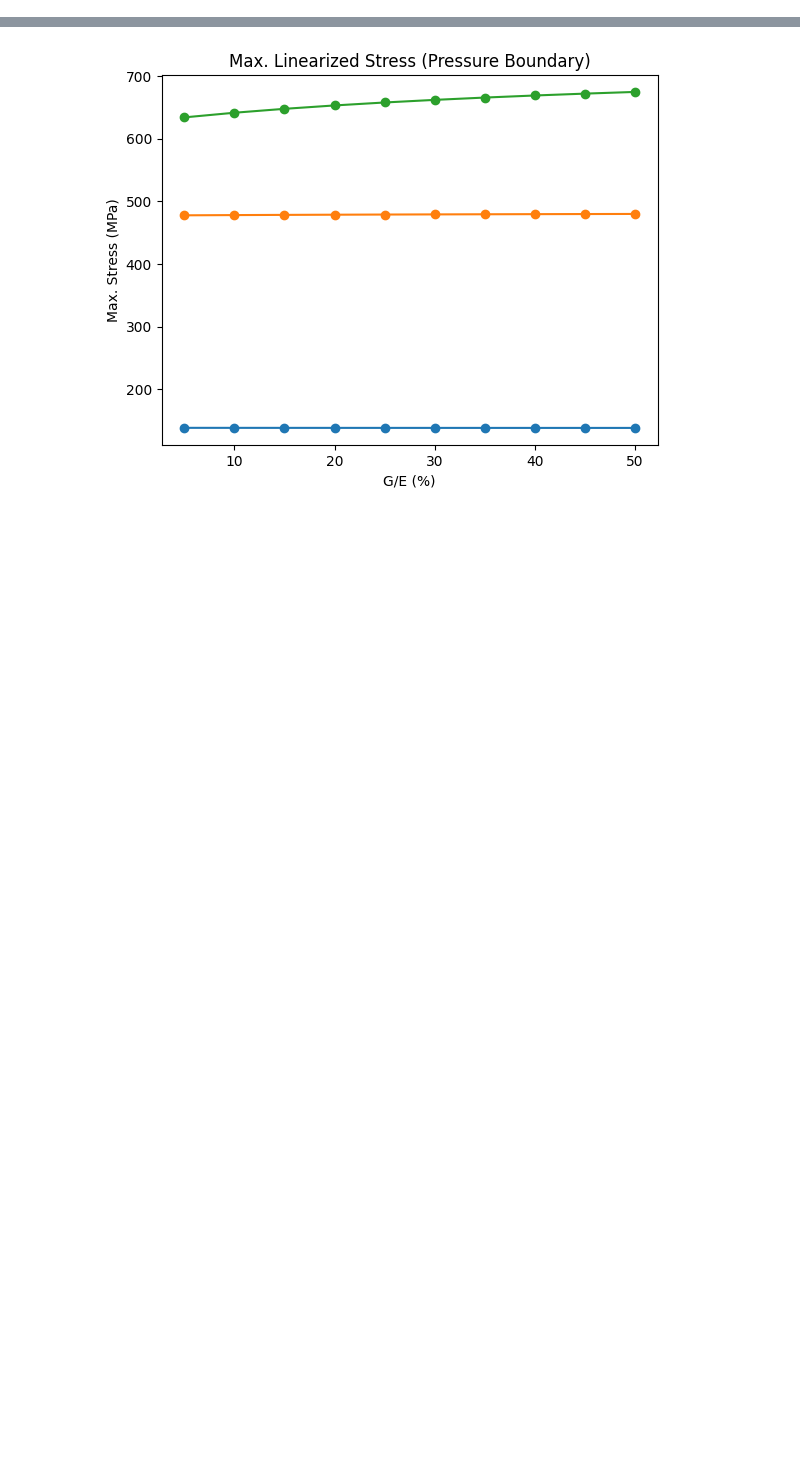
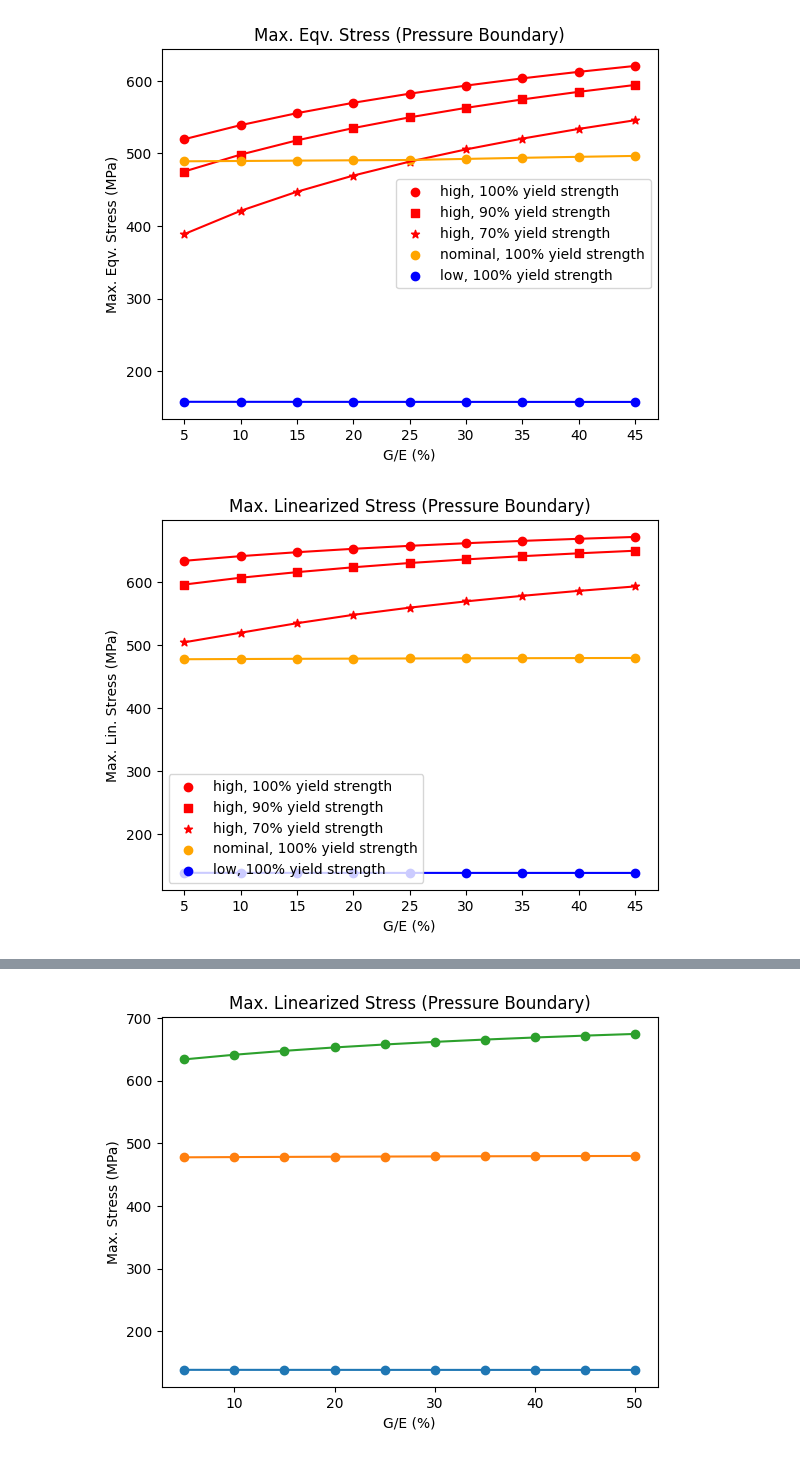
Before and after one commit to juliangrohmann/ansys-solver, a Jupyter notebook: analysis_v2/results.ipynb, the cells around one changed output, grey strips where cells are left out. Saved outputs shown, nothing was run; the diff lists cells and outputs as text; code cells hidden in the pictures; blank space fills up the shorter version.

```diff
--- a/analysis_v2/results.ipynb
+++ b/analysis_v2/results.ipynb
@@ -149,0 +42,16 @@ plt.show()
+# %%
+def eval_stresses(case, yield_frac, hardening_percents):
+    max_eqv_stress = []
+    max_lin_stress = []
+    max_lin_strain = []
+
+    for hardening_percent in hardening_percents:
+        name = f"{case}_{yield_frac}_{hardening_percent}_exp"
+        print(name)
+        result = solver.result_from_name(name)
+
+        max_eqv_stress.append(result.max_eqv_stress(press_bound_nodes))
+        max_lin_stress.append(result.max_linearized_stresses()['linearized'])
+        max_lin_strain.append(result.max_linearized_strains()['linearized'])
+
+    return max_eqv_stress, max_lin_stress, max_lin_strain
@@ -149,0 +103,40 @@ plt.show()
+# %%
+def plot_data(data, title, y_label, strain):
+    fig = plt.figure()
+    ax = fig.add_subplot()
+    ax.set_title(title)
+    ax.set_xlabel("G/E (%)")
+    ax.set_ylabel(f"{y_label}")
+
+    curr_cases = config.CASES.copy()
+
+    curr_yield_percents = [100, 90, 70]
+    if strain:
+        curr_yield_percents.reverse()
+
+    for case in curr_cases:
+        for yield_percent in curr_yield_percents if case == 'high' else [100]:
+            y = data[case][yield_percent]
+            marker = {
+                100: 'o',
+                90: 's',
+                70: '*'
+            }[yield_percent]
+            color = {
+                'high': 'red',
+                'nominal': 'orange',
+                'low': 'blue'
+            }[case]
+            ax.scatter(HARDENING_PERCENTS, y, label=f"{case}, {yield_percent}% yield strength", marker=marker, color=color)
+            ax.plot(HARDENING_PERCENTS, y, color=color)
+
+    ax.legend()
+    plt.show()
+
+
+plot_data(max_eqv_stress, "Max. Eqv. Stress (Pressure Boundary)", "Max. Eqv. Stress (MPa)", False)
+plot_data(max_lin_stress, "Max. Linearized Stress (Pressure Boundary)", "Max. Lin. Stress (MPa)", False)
+plot_data(max_lin_strain, "Max. Linearized Strain (Pressure Boundary)", "Max. Lin. Strain (m/m)", True)
+# %% [output]
+[figure, added]
+[figure, added]
```
Also changed, not shown: parts of 8 cells of this notebook, 25 other files.
